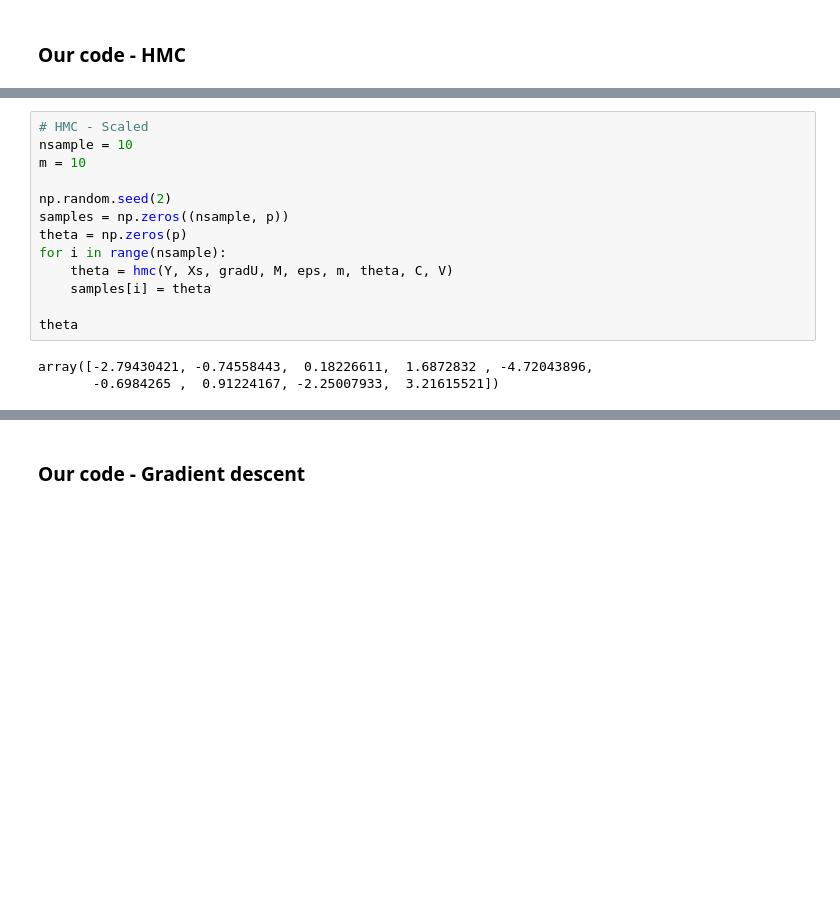
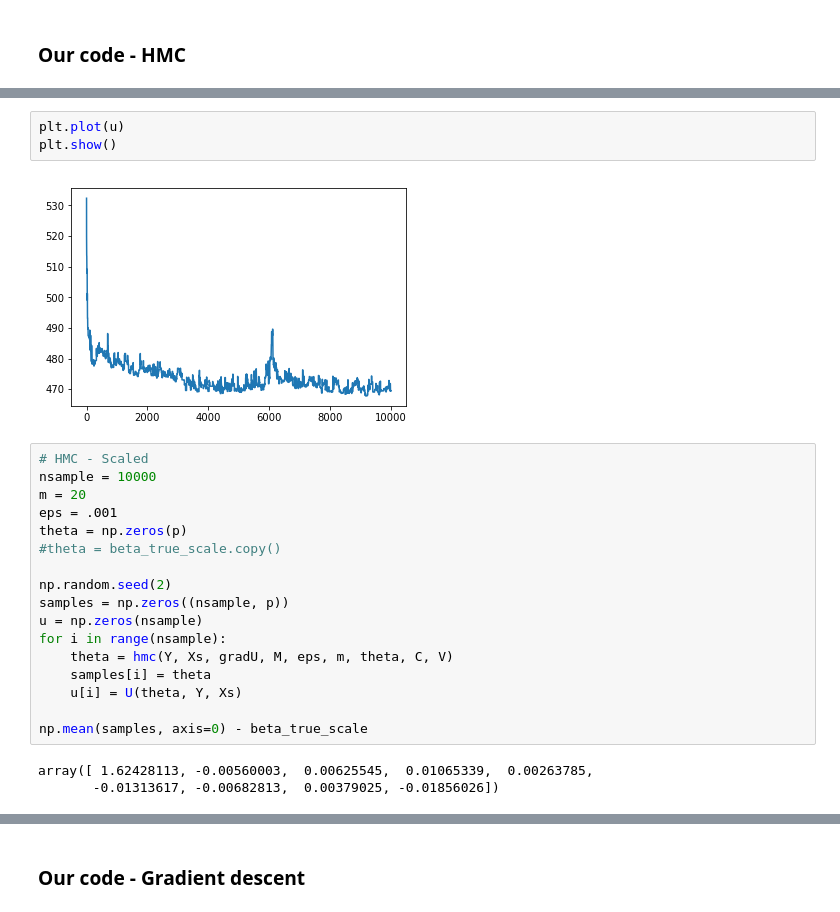
Before and after one commit to gldmt-duke/CokerAmitaiSGHMC, a Jupyter notebook: logistic_regression/logistic_regression_compare.ipynb, the cells around one changed output, grey strips where cells are left out. Cells and saved outputs as stored; diff of their text form; blank space fills up the shorter version.

```diff
--- a/logistic_regression/logistic_regression_compare.ipynb
+++ b/logistic_regression/logistic_regression_compare.ipynb
@@ -169,16 +222,25 @@ array([-0.08139515,  0.00343468, -0.04585262,  0.4752753 , -0.30726844,
+# %%
+plt.plot(u)
+plt.show()
+# %% [output]
+[figure, added]
 # %%
 # HMC - Scaled
-nsample = 10
-m = 10
+nsample = 10000
+m = 20
+eps = .001
+theta = np.zeros(p)
+#theta = beta_true_scale.copy()
 
 np.random.seed(2)
 samples = np.zeros((nsample, p))
-theta = np.zeros(p)
+u = np.zeros(nsample)
 for i in range(nsample):
     theta = hmc(Y, Xs, gradU, M, eps, m, theta, C, V)
     samples[i] = theta
+    u[i] = U(theta, Y, Xs)
 
-theta
+np.mean(samples, axis=0) - beta_true_scale
 # %% [output]
-array([-2.79430421, -0.74558443,  0.18226611,  1.6872832 , -4.72043896,
-       -0.6984265 ,  0.91224167, -2.25007933,  3.21615521])
+array([ 1.62428113, -0.00560003,  0.00625545,  0.01065339,  0.00263785,
+       -0.01313617, -0.00682813,  0.00379025, -0.01856026])
```
Also changed, not shown: parts of 12 cells of this notebook.
